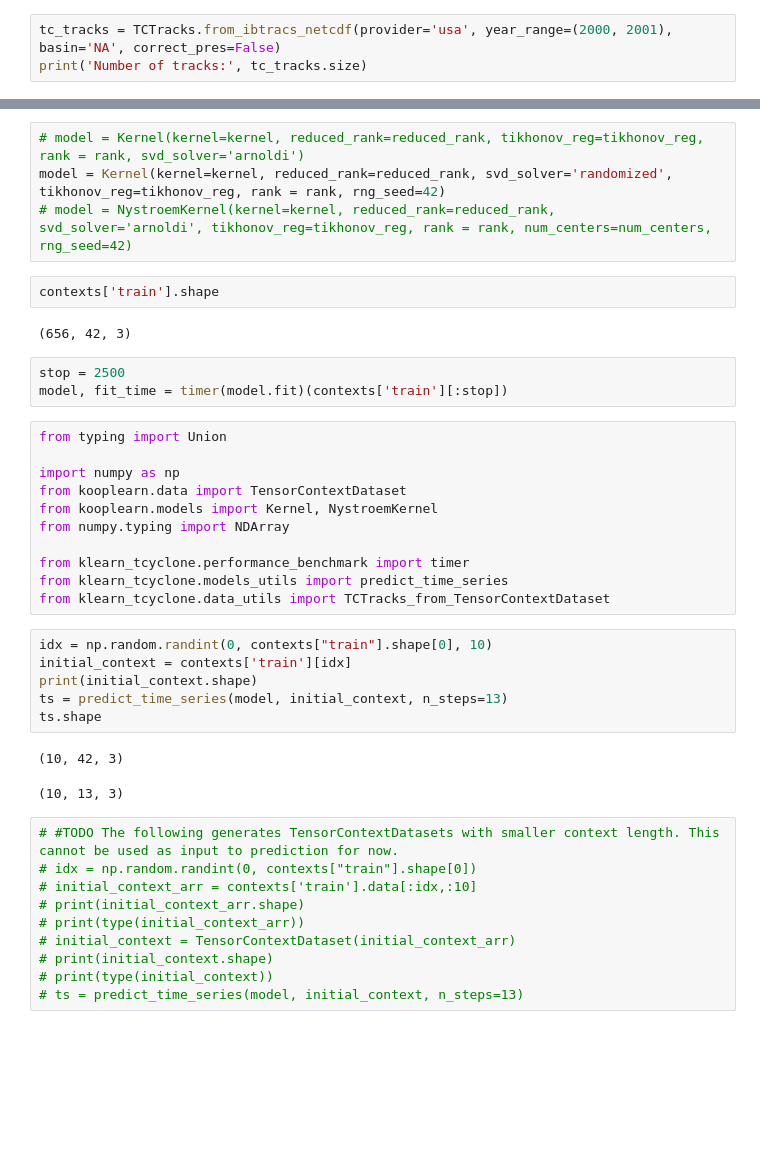
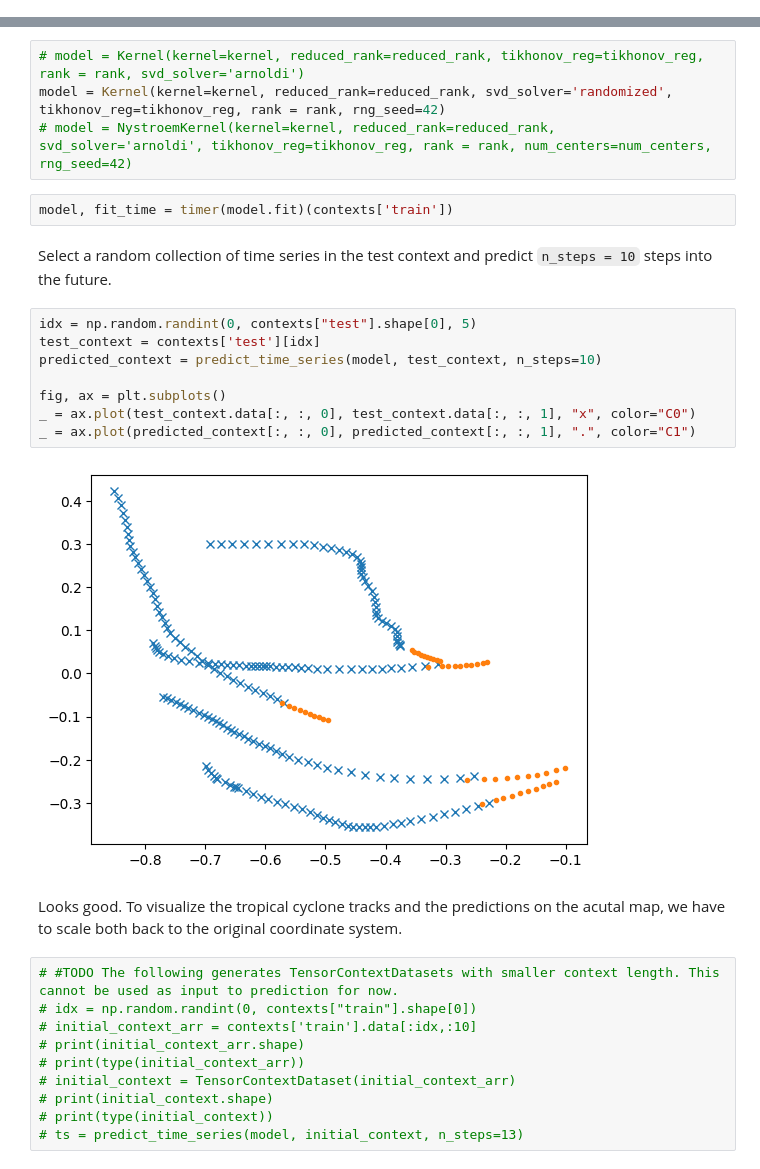
Before and after one commit to ejbrun/koopman_learning_tropical_cyclone, a Jupyter notebook: examples/koopman_kernel_for_TC_plot_prediction.ipynb, the cells around one changed output, grey strips where cells are left out. Drawn from its saved outputs; the diff is of its cells as text; blank space fills up the shorter version.

```diff
--- a/examples/koopman_kernel_for_TC_plot_prediction.ipynb
+++ b/examples/koopman_kernel_for_TC_plot_prediction.ipynb
@@ -50,4 +43 @@ Cannot find the ecCodes library
 Number of tracks: 393
-# %%
-tc_tracks = TCTracks.from_ibtracs_netcdf(provider='usa', year_range=(2000, 2001), basin='NA', correct_pres=False)
-print('Number of tracks:', tc_tracks.size)
@@ -178,33 +102,22 @@ Length scale: 50.0
 # model = Kernel(kernel=kernel, reduced_rank=reduced_rank, tikhonov_reg=tikhonov_reg, rank = rank, svd_solver='arnoldi')
 model = Kernel(kernel=kernel, reduced_rank=reduced_rank, svd_solver='randomized', tikhonov_reg=tikhonov_reg, rank = rank, rng_seed=42)
 # model = NystroemKernel(kernel=kernel, reduced_rank=reduced_rank, svd_solver='arnoldi', tikhonov_reg=tikhonov_reg, rank = rank, num_centers=num_centers, rng_seed=42)
-# %%
-contexts['train'].shape
-# %% [output]
-(656, 42, 3)
 # %%
-stop = 2500
-model, fit_time = timer(model.fit)(contexts['train'][:stop])
+model, fit_time = timer(model.fit)(contexts['train'])
-# %%
-from typing import Union
-
-import numpy as np
-from kooplearn.data import TensorContextDataset
-from kooplearn.models import Kernel, NystroemKernel
-from numpy.typing import NDArray
-
-from klearn_tcyclone.performance_benchmark import timer
-from klearn_tcyclone.models_utils import predict_time_series
-from klearn_tcyclone.data_utils import TCTracks_from_TensorContextDataset
-# %%
-idx = np.random.randint(0, contexts["train"].shape[0], 10)
-initial_context = contexts['train'][idx]
-print(initial_context.shape)
-ts = predict_time_series(model, initial_context, n_steps=13)
-ts.shape
-# %% [output]
-(10, 42, 3)
-(10, 13, 3)
+# %% [markdown]
+Select a random collection of time series in the test context and predict `n_steps = 10` steps into the future.
+# %%
+idx = np.random.randint(0, contexts["test"].shape[0], 5)
+test_context = contexts['test'][idx]
+predicted_context = predict_time_series(model, test_context, n_steps=10)
+
+fig, ax = plt.subplots()
+_ = ax.plot(test_context.data[:, :, 0], test_context.data[:, :, 1], "x", color="C0")
+_ = ax.plot(predicted_context[:, :, 0], predicted_context[:, :, 1], ".", color="C1")
+# %% [output]
+[figure, added]
+# %% [markdown]
+Looks good. To visualize the tropical cyclone tracks and the predictions on the acutal map, we have to scale both back to the original coordinate system.
 # %%
 # #TODO The following generates TensorContextDatasets with smaller context length. This cannot be used as input to prediction for now.
 # idx = np.random.randint(0, contexts["train"].shape[0])
```
Also changed, not shown: parts of 20 cells of this notebook, 5 other files.
